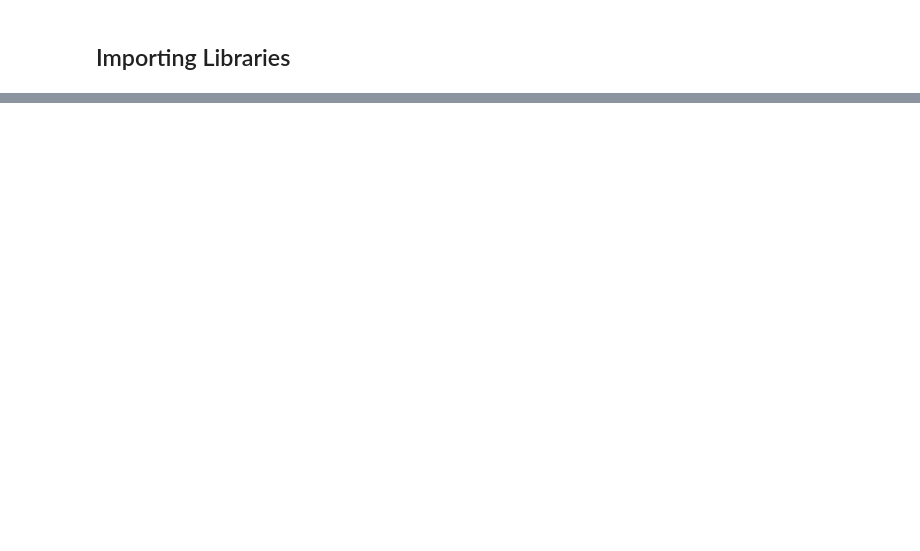
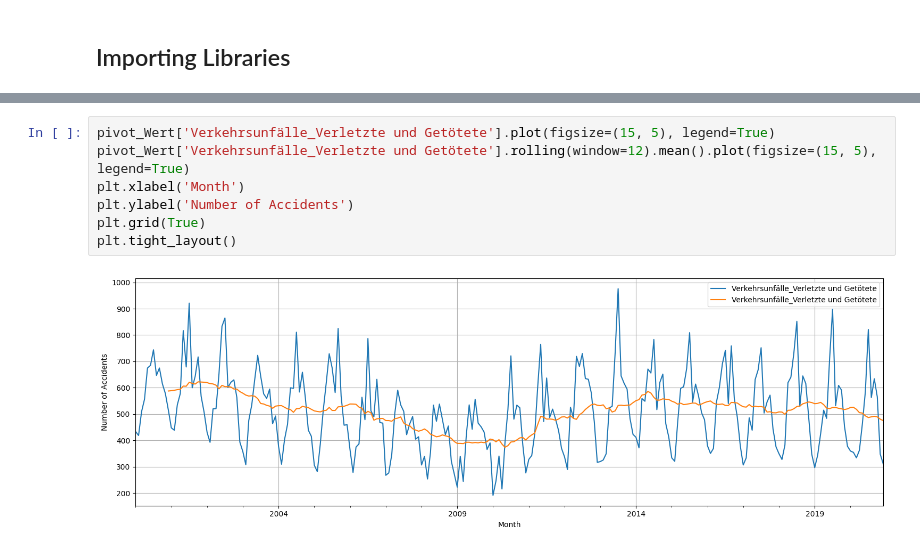
Before and after one commit to nullHawk/dps-munich-ai-challenge, a Jupyter notebook: notebook.ipynb, the cells around one changed output, grey strips where cells are left out. Saved outputs shown, nothing was run; the diff lists cells and outputs as text; blank space fills up the shorter version.

```diff
--- a/notebook.ipynb
+++ b/notebook.ipynb
@@ -329,0 +123,9 @@ make_prediction(2023, 9)
+# %%
+pivot_Wert['Verkehrsunfälle_Verletzte und Getötete'].plot(figsize=(15, 5), legend=True)
+pivot_Wert['Verkehrsunfälle_Verletzte und Getötete'].rolling(window=12).mean().plot(figsize=(15, 5), legend=True)
+plt.xlabel('Month')
+plt.ylabel('Number of Accidents')
+plt.grid(True)
+plt.tight_layout()
+# %% [output]
+[figure, added]
```
Also changed, not shown: parts of 68 cells of this notebook, 6 other files.
